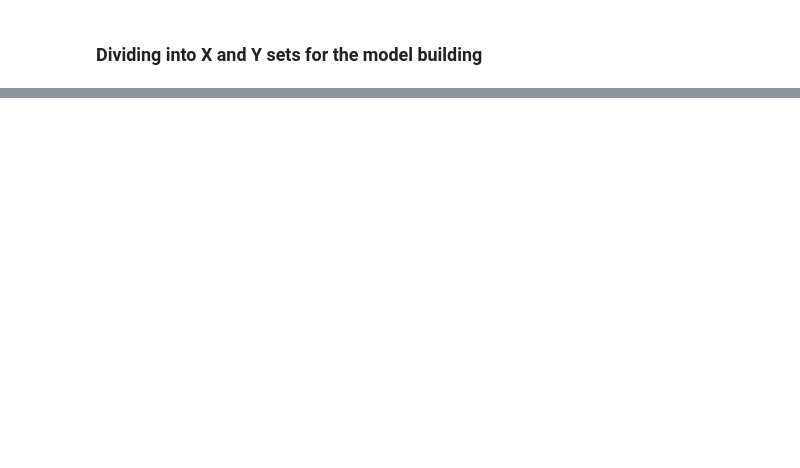
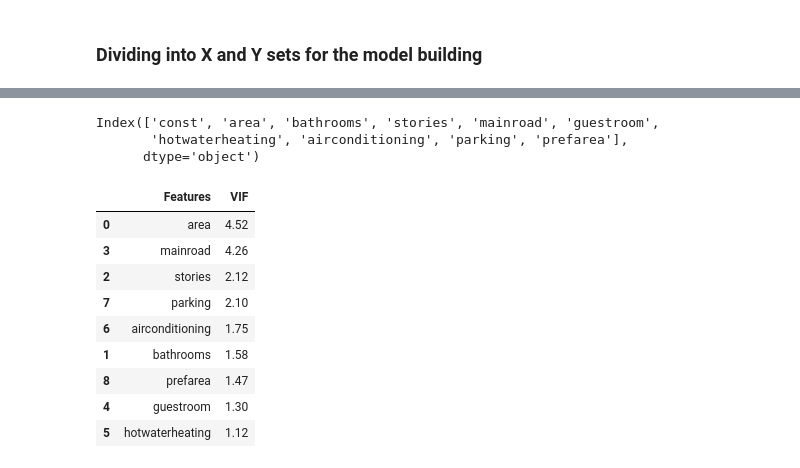
Before and after one commit to DhruvDA/Multiple_linear_regression, a Jupyter notebook: Jupyter_notebooks/Housing_case_study(RFE).ipynb, the cells around one changed output, grey strips where cells are left out. Cells and saved outputs as stored; diff of their text form; code cells hidden in the pictures; blank space fills up the shorter version.

```diff
--- a/Jupyter_notebooks/Housing_case_study(RFE).ipynb
+++ b/Jupyter_notebooks/Housing_case_study(RFE).ipynb
@@ -134,0 +182,7 @@ X_train = df_train
+# %%
+# Creating X_test dataframe with RFE selected variables
+X_train_rfe = X_train[col]
+# %%
+# Adding a constant variable
+import statsmodels.api as sm
+X_train_rfe = sm.add_constant(X_train_rfe)
@@ -134,0 +214,2 @@ X_train = df_train
+# %%
+X_train_new = X_train_rfe.drop(["bedrooms"], axis = 1)
@@ -134,0 +245,30 @@ X_train = df_train
+# %%
+X_train_new.columns
+# %% [output]
+Index(['const', 'area', 'bathrooms', 'stories', 'mainroad', 'guestroom',
+       'hotwaterheating', 'airconditioning', 'parking', 'prefarea'],
+      dtype='object')
+# %%
+X_train_new = X_train_new.drop(['const'], axis=1)
+# %%
+# Calculate the VIFs for the new model
+from statsmodels.stats.outliers_influence import variance_inflation_factor
+
+vif = pd.DataFrame()
+X = X_train_new
+vif['Features'] = X.columns
+vif['VIF'] = [variance_inflation_factor(X.values, i) for i in range(X.shape[1])]
+vif['VIF'] = round(vif['VIF'], 2)
+vif = vif.sort_values(by = "VIF", ascending = False)
+vif
+# %% [output]
+|  | Features | VIF |
+| 0 | area | 4.52 |
+| 3 | mainroad | 4.26 |
+| 2 | stories | 2.12 |
+| 7 | parking | 2.10 |
+| 6 | airconditioning | 1.75 |
+| 1 | bathrooms | 1.58 |
+| 8 | prefarea | 1.47 |
+| 4 | guestroom | 1.30 |
+| 5 | hotwaterheating | 1.12 |
```
Also changed, not shown: parts of 28 cells of this notebook.
